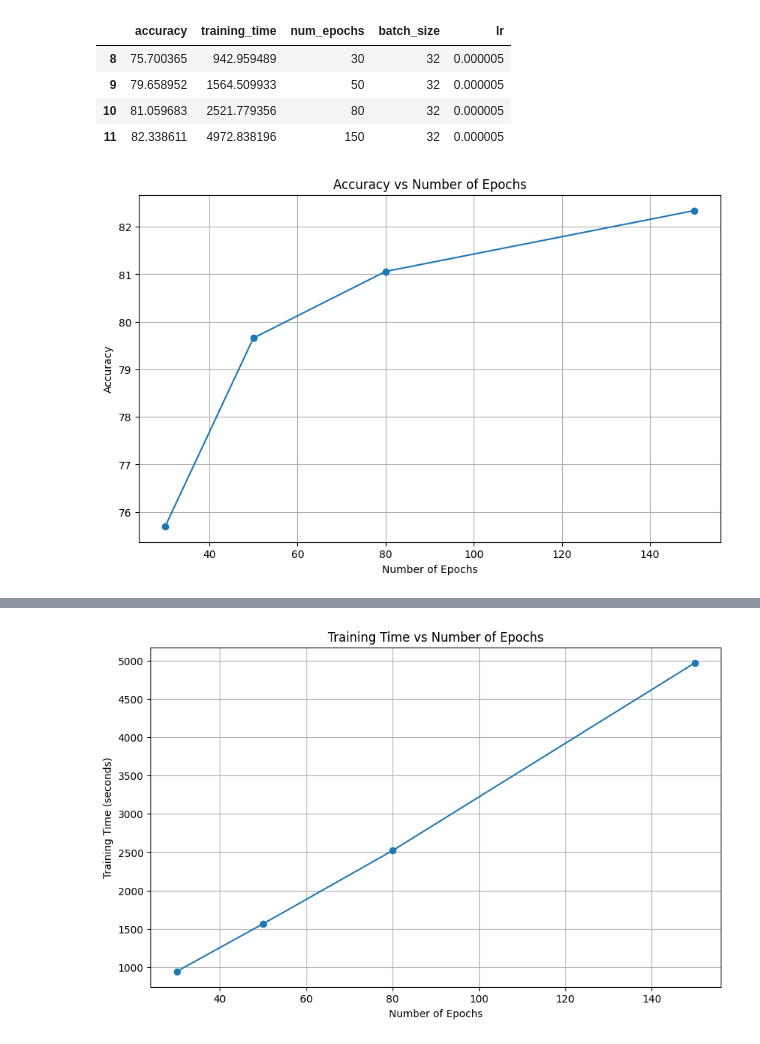
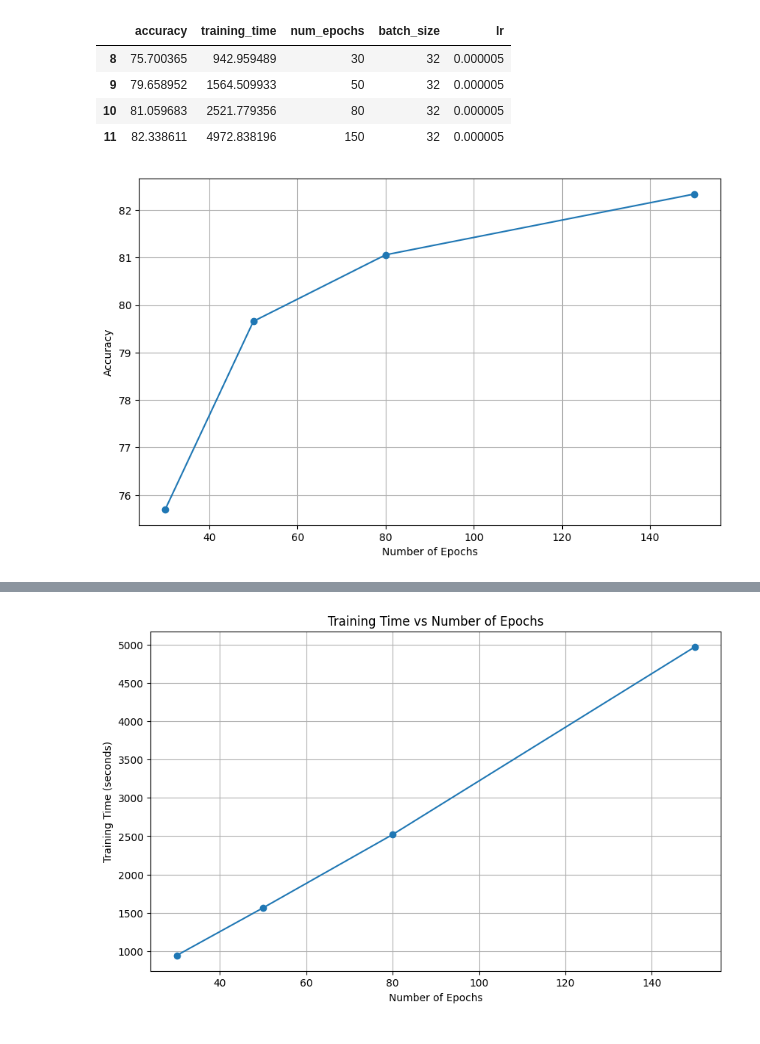
Before and after one commit to NHNguyen94/rag_medical, a Jupyter notebook: src/notebooks/analyze_train_logs.ipynb, the cells around one changed output, grey strips where cells are left out. Drawn from its saved outputs; the diff is of its cells as text; code cells hidden in the pictures.

```diff
--- a/src/notebooks/analyze_train_logs.ipynb
+++ b/src/notebooks/analyze_train_logs.ipynb
@@ -31,13 +31,13 @@ topic_df.head(10)
 # %%
 # plot accuracy vs num_epochs
 import matplotlib.pyplot as plt
 
 plt.figure(figsize=(10, 6))
 plt.plot(topic_df["num_epochs"], topic_df["accuracy"], marker="o")
-plt.title("Accuracy vs Number of Epochs")
+# plt.title("Accuracy vs Number of Epochs for Topic Classification")
 plt.xlabel("Number of Epochs")
 plt.ylabel("Accuracy")
 plt.grid()
 plt.show()
 # %% [output]
-[figure, old version]
+[figure, new version]
```
Also changed, not shown: parts of 13 cells of this notebook.
